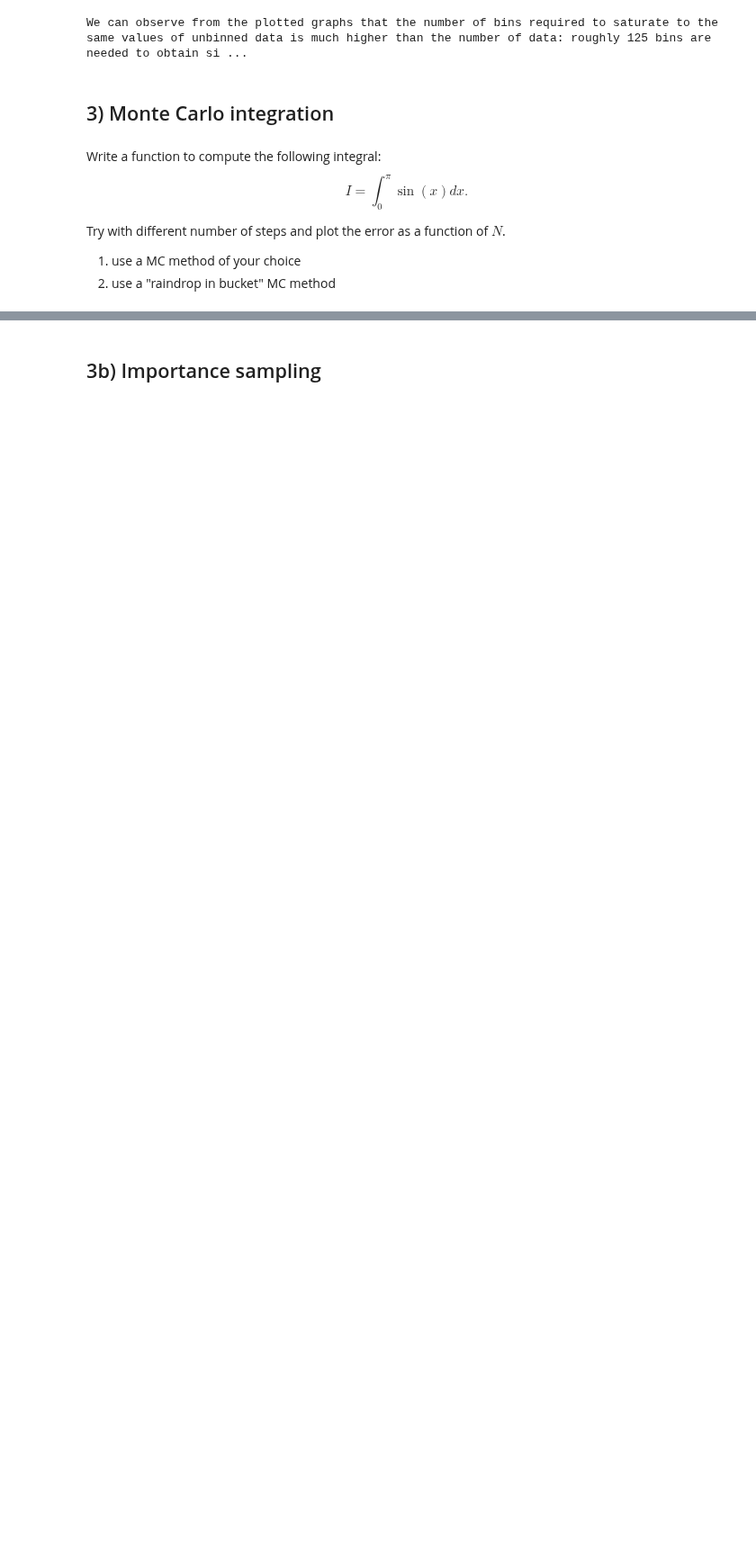
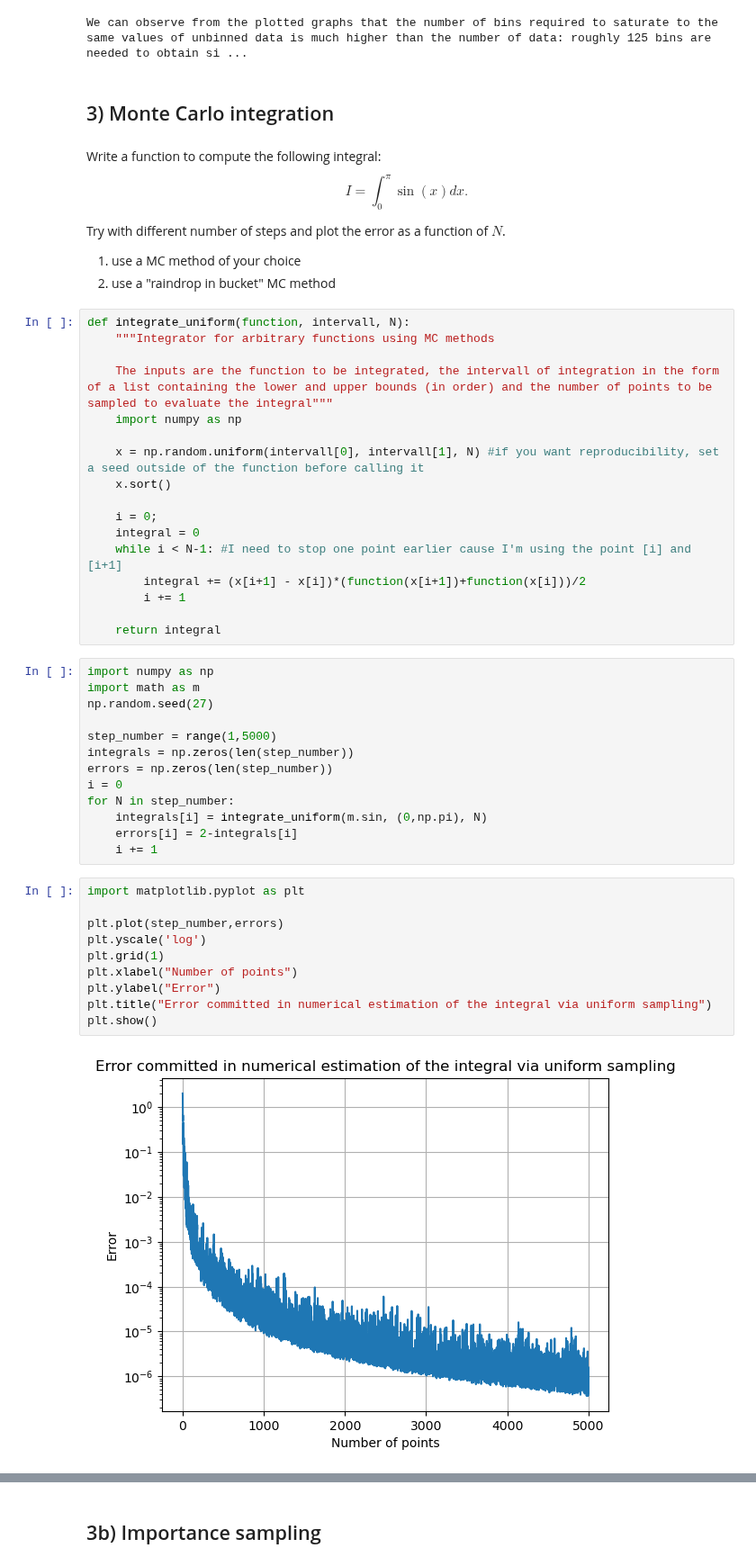
Before and after one commit to Matteo-Bellino/SMATEP_Project, a Jupyter notebook: exercises/Exercise2/Exercise2_BELLINO.ipynb, the cells around one changed output, grey strips where cells are left out. Shown at 90% size. Drawn from its saved outputs; the diff is of its cells as text; blank space fills up the shorter version.

```diff
--- a/exercises/Exercise2/Exercise2_BELLINO.ipynb
+++ b/exercises/Exercise2/Exercise2_BELLINO.ipynb
@@ -308,3 +308,45 @@ Try with different number of steps and plot the error as a function of $N$.
 
 1. use a MC method of your choice
 2. use a "raindrop in bucket" MC method
+# %%
+def integrate_uniform(function, intervall, N):
+    """Integrator for arbitrary functions using MC methods
+
+    The inputs are the function to be integrated, the intervall of integration in the form of a list containing the lower and upper bounds (in order) and the number of points to be sampled to evaluate the integral"""
+    import numpy as np
+
+    x = np.random.uniform(intervall[0], intervall[1], N) #if you want reproducibility, set a seed outside of the function before calling it
+    x.sort()
+
+    i = 0;
+    integral = 0
+    while i < N-1: #I need to stop one point earlier cause I'm using the point [i] and [i+1]
+        integral += (x[i+1] - x[i])*(function(x[i+1])+function(x[i]))/2
+        i += 1
+
+    return integral
+# %%
+import numpy as np
+import math as m
+np.random.seed(27)
+
+step_number = range(1,5000)
+integrals = np.zeros(len(step_number))
+errors = np.zeros(len(step_number))
+i = 0
+for N in step_number:
+    integrals[i] = integrate_uniform(m.sin, (0,np.pi), N)
+    errors[i] = 2-integrals[i]
+    i += 1
+# %%
+import matplotlib.pyplot as plt
+
+plt.plot(step_number,errors)
+plt.yscale('log')
+plt.grid(1)
+plt.xlabel("Number of points")
+plt.ylabel("Error")
+plt.title("Error committed in numerical estimation of the integral via uniform sampling")
+plt.show()
+# %% [output]
+[figure, added]
```
Also changed, not shown: parts of 3 cells of this notebook.
